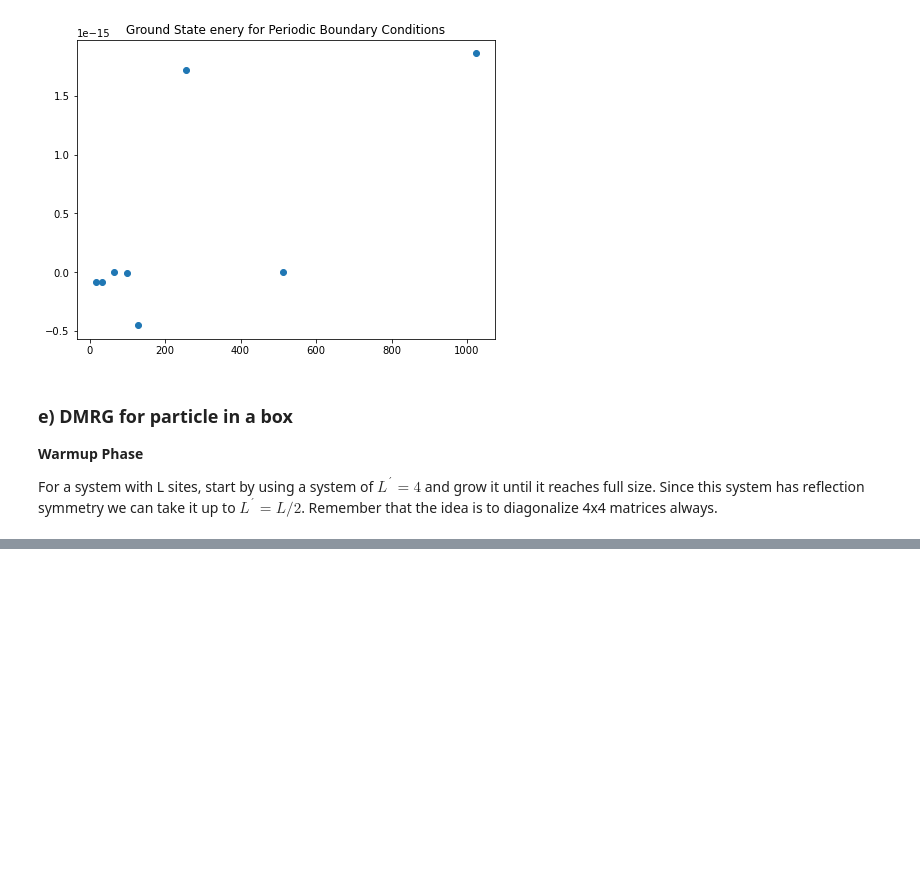
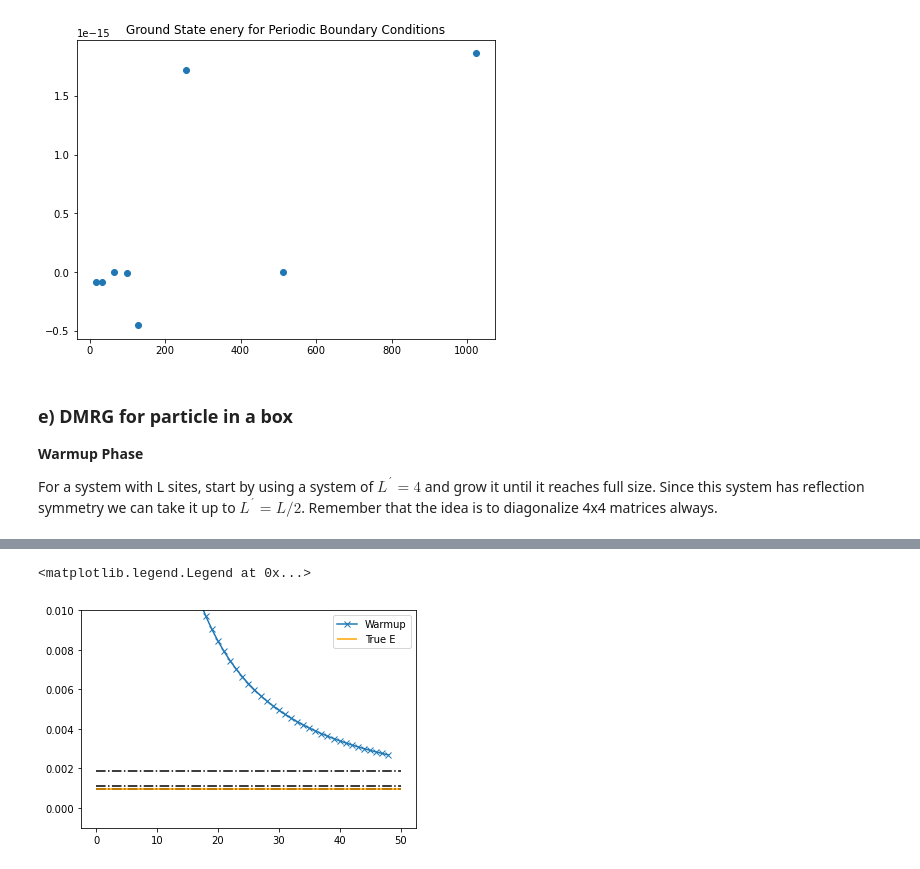
Before and after one commit to Ssalazar12/Physics, a Jupyter notebook: DMRG/Proyect_1.ipynb, the cells around one changed output, grey strips where cells are left out. Cells and saved outputs as stored; diff of their text form; code cells hidden in the pictures; blank space fills up the shorter version.

```diff
--- a/DMRG/Proyect_1.ipynb
+++ b/DMRG/Proyect_1.ipynb
@@ -399,3 +497,16 @@ all_t = site_blocks
+# %%
+plt.figure()
+for i in range(0,len(sweep_energies)):
+    plt.hlines(sweep_energies[i],0,50, linestyles='dashdot')
+
+plt.hlines(Exact_E,0,50, label='True E', color='orange')
+
+plt.plot(E_list, label='Warmup', marker='x')
+plt.ylim(-0.001,0.01)
+plt.legend()
+# %% [output]
+<matplotlib.legend.Legend at 0x...>
+[figure, added]
 # %%
 print(E_list[-1])
 plt.figure(figsize=(7.5,5))
```
Also changed, not shown: parts of 26 cells of this notebook.
